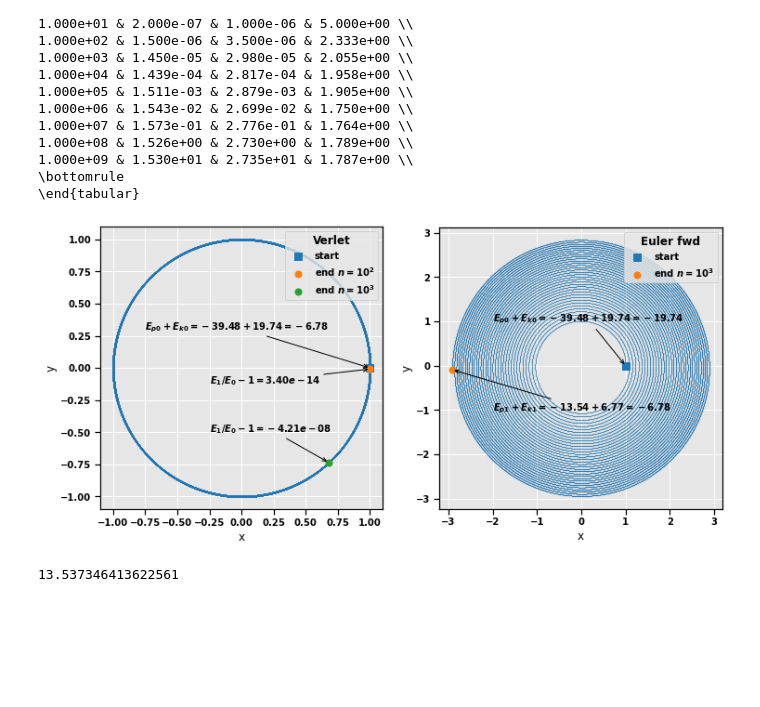
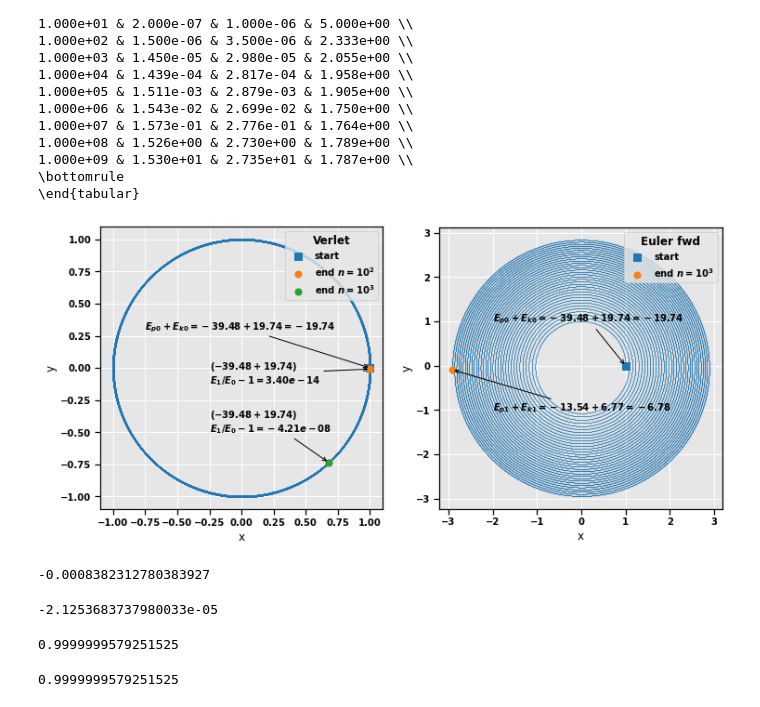
Before and after one commit to fonstelien/FYS4150, a Jupyter notebook: project3/results/project3.ipynb, the cells around one changed output. Drawn from its saved outputs; the diff is of its cells as text; code cells hidden in the pictures; blank space fills up the shorter version.

```diff
--- a/project3/results/project3.ipynb
+++ b/project3/results/project3.ipynb
@@ -196,51 +196,63 @@ xy = (dfv1000['x'].iloc[0], dfv1000['y'].iloc[0])
 ep = dfv1000['potential'].iloc[0]
 ek = dfv1000['kinetic'].iloc[0]
 e0 = ep+ek
-ax.annotate(f'$E_{{p0}}+E_{{k0}} = {ep:.2f}+{ek:.2f} = {e:.2f}$', xytext=xytext, xy=xy, arrowprops={'arrowstyle':'->'})
+ax.annotate(f'$E_{{p0}}+E_{{k0}} = {ep:.2f}+{ek:.2f} = {e0:.2f}$', xytext=xytext, xy=xy, arrowprops={'arrowstyle':'->'})
 
 xytext = (-.25,-.25/2)
 xy = (dfv1000['x'].iloc[-1], dfv1000['y'].iloc[-1])
 ep = dfv1000['potential'].iloc[-1]
 ek = dfv1000['kinetic'].iloc[-1]
 er = (ep+ek)/e0-1
-ax.annotate(f'$E_1/E_0-1 = {er:.2e}$', xytext=xytext, xy=xy, arrowprops={'arrowstyle':'->'})
+ax.annotate(f'$({ep:.2f}+{ek:.2f})$\n$E_1/E_0-1 = {er:.2e}$', xytext=xytext, xy=xy, arrowprops={'arrowstyle':'->'})
 
 xytext = (-.25,-.5)
 xy = (dfv100['x'].iloc[-1], dfv100['y'].iloc[-1])
 ep = dfv100['potential'].iloc[-1]
 ek = dfv100['kinetic'].iloc[-1]
 er = (ep+ek)/e0-1
-ax.annotate(f'$E_1/E_0-1 = {er:.2e}$', xytext=xytext, xy=xy, arrowprops={'arrowstyle':'->'})
+ax.annotate(f'$({ep:.2f}+{ek:.2f})$\n$E_1/E_0-1 = {er:.2e}$', xytext=xytext, xy=xy, arrowprops={'arrowstyle':'->'})
 
 
 ax = axes[1]
 ax.scatter(dfe1000['x'], dfe1000['y'], s=.01, color=COLORS[0])
 ax.scatter(dfe1000['x'].iloc[0], dfe1000['y'].iloc[0], s=80, marker='s', color=COLORS[0], label='start')
 ax.scatter(dfe1000['x'].iloc[-1], dfe1000['y'].iloc[-1], s=50, color=COLORS[1], label='end $n=10^3$')
 ax.set_aspect('equal', adjustable='box')
 ax.legend(loc='upper right', title='Euler fwd', title_fontsize=MEDIUM)
 ax.set_xlabel('x', fontsize=MEDIUM)
 ax.set_ylabel('y', fontsize=MEDIUM)
 
 
 xytext = (-2,1)
 xy = (dfe1000['x'].iloc[0], dfe1000['y'].iloc[0])
 ep = dfe1000['potential'].iloc[0]
 ek = dfe1000['kinetic'].iloc[0]
 e = ep+ek
 ax.annotate(f'$E_{{p0}}+E_{{k0}} = {ep:.2f}+{ek:.2f} = {e:.2f}$', xytext=xytext, xy=xy, arrowprops={'arrowstyle':'->'})
 
 xytext = (-2,-1)
 xy = (dfe1000['x'].iloc[-1], dfe1000['y'].iloc[-1])
 ep = dfe1000['potential'].iloc[-1]
 ek = dfe1000['kinetic'].iloc[-1]
 e = ep+ek
 ax.annotate(f'$E_{{p1}}+E_{{k1}} = {ep:.2f}+{ek:.2f} = {e:.2f}$', xytext=xytext, xy=xy, arrowprops={'arrowstyle':'->'})
 
 plt.show()
 # %% [output]
-[figure, old version]
+[figure, new version]
-# %%
-ek
-# %% [output]
-13.537346413622561
+# %%
+dfv100['kinetic'].iloc[-1]-dfv100['kinetic'].iloc[0]
+# %% [output]
+-0.0008382312780383927
+# %%
+(dfv100['potential'].iloc[-1]-dfv100['potential'].iloc[0])/dfv100['potential'].iloc[0]
+# %% [output]
+-2.1253683737980033e-05
+# %%
+dfv100['total'].iloc[-1]/dfv100['total'].iloc[0]
+# %% [output]
+0.9999999579251525
+# %%
+(dfv100['potential'].iloc[-1]+dfv100['kinetic'].iloc[-1])/(dfv100['potential'].iloc[0]+dfv100['kinetic'].iloc[0])
+# %% [output]
+0.9999999579251525
```
Also changed, not shown: parts of 9 cells of this notebook, 2 other files.
